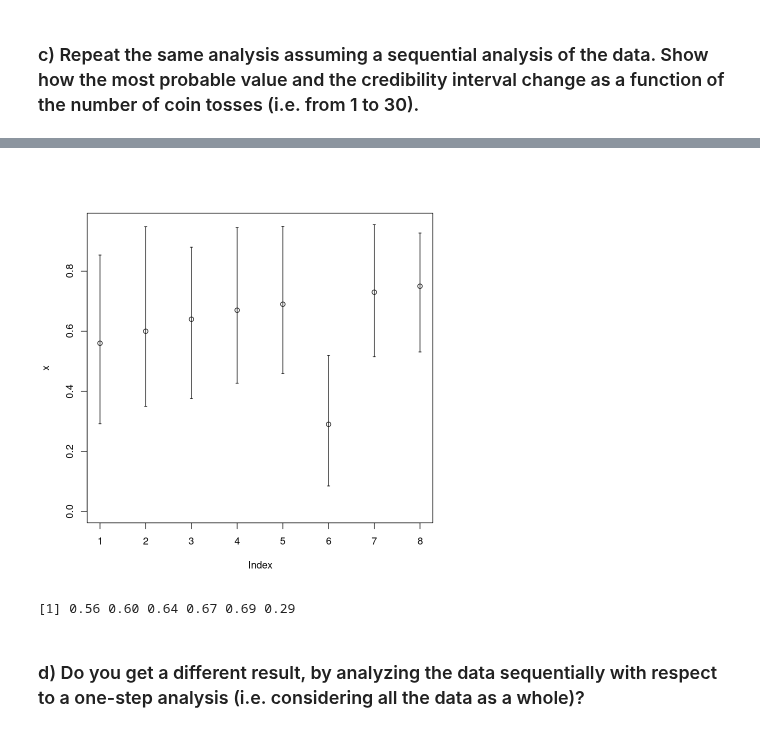
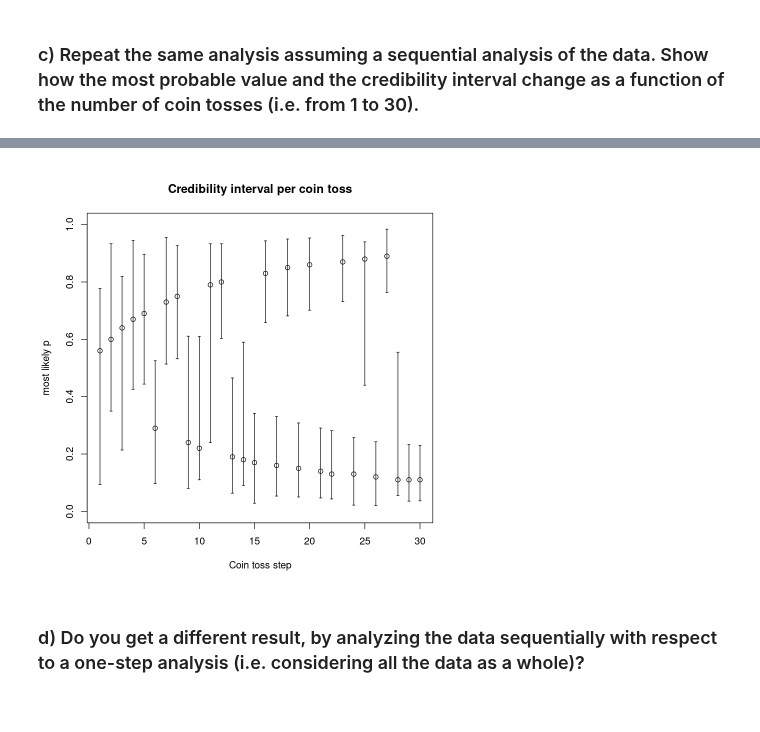
Before and after one commit to eigen-carmona/AdvStats, a Jupyter notebook: lab5/ex5.ipynb, the cells around one changed output, grey strips where cells are left out. Cells and saved outputs as stored; diff of their text form; code cells hidden in the pictures.

```diff
--- a/lab5/ex5.ipynb
+++ b/lab5/ex5.ipynb
@@ -120,6 +120,7 @@ find_ci <- function(post,c.i.,low,high){
     low_c <- (low+best_x)/2
     high_c <- (high+best_x)/2
     c <- integrate(post,low_c,high_c)$value
+    i <- 0
     while(abs(c-c.i.) > 0.001){
         # The reference value is the best_x if the confidence is higher,
         # Otherwise, it is the lower or upper bound.
@@ -136,6 +137,8 @@ find_ci <- function(post,c.i.,low,high){
         # If modify is 2,3 or 4, high_c is updated
         high_c <- (modify > 1)*(ref_high + high_c)/2+(modify == 1)*high_c
         c <- integrate(post,low_c,high_c)$value
+        i <- i+1
+        if(i > 5000) break# If iterations exceed 5000, then the search becomes pointless
     }
     return(c(low_c,high_c,best_x))
 }
@@ -242,14 +226,10 @@ A matrix: 30 × 3 of type dbl
 # %%
-low_c <- ints[1:8,1]
-high_c <- ints[1:8,2]
-x <- ints[1:8,3]
-plot(x, ylim = c(0,max(high_c)))
-arrows(1:8, low_c, 1:8, high_c, length=0.02, angle=90, code=3)
+low_c <- ints[,1]
+high_c <- ints[,2]
+max_arg <- ints[,3]
+plot(max_arg, ylim = c(0,1), main = 'Credibility interval per coin toss', xlab = 'Coin toss step', ylab = 'most likely p')
+arrows(1:length(max_arg), low_c, 1:length(max_arg), high_c, length=0.02, angle=90, code=3)
 # %% [output]
-[figure, old version]
+[figure, new version]
-# %%
-x
-# %% [output]
-[1] 0.56 0.60 0.64 0.67 0.69 0.29
 # %% [markdown]
 ### d) Do you get a different result, by analyzing the data sequentially with respect to a one-step analysis (i.e. considering all the data as a whole)?
```
Also changed, not shown: parts of 6 cells of this notebook.
